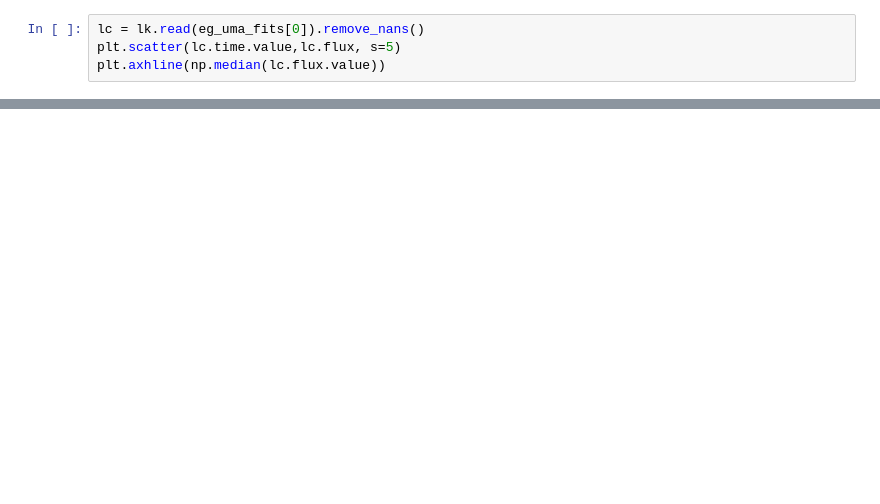
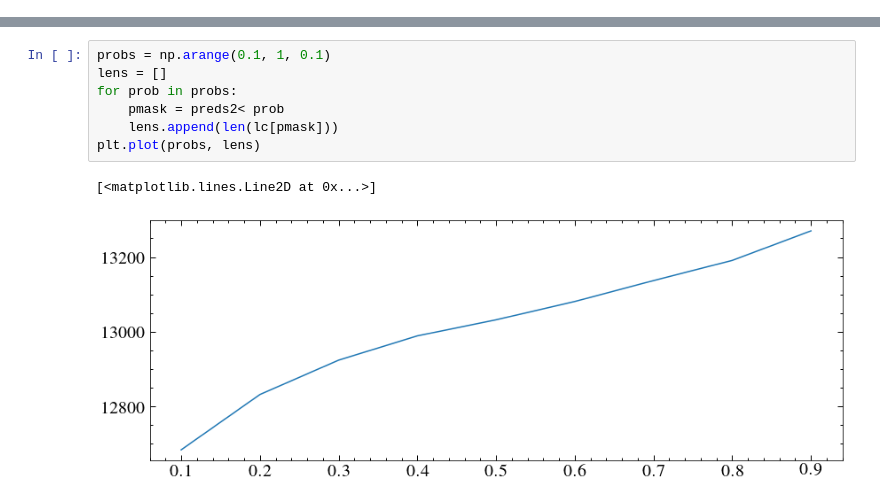
Before and after one commit to davidjwilson/pceb, a Jupyter notebook: eg_uma/eguma_tess.ipynb, the cells around one changed output, grey strips where cells are left out. Saved outputs shown, nothing was run; the diff lists cells and outputs as text; blank space fills up the shorter version.

```diff
--- a/eg_uma/eguma_tess.ipynb
+++ b/eg_uma/eguma_tess.ipynb
@@ -193,4 +190,0 @@ plt.xlim(1916, 1917)
-# %%
-lc = lk.read(eg_uma_fits[0]).remove_nans()
-plt.scatter(lc.time.value,lc.flux, s=5)
-plt.axhline(np.median(lc.flux.value))
@@ -203,0 +191,10 @@ ModuleNotFoundError: No module named 'eb'
+# %%
+probs = np.arange(0.1, 1, 0.1)
+lens = []
+for prob in probs:
+    pmask = preds2< prob
+    lens.append(len(lc[pmask]))
+plt.plot(probs, lens)
+# %% [output]
+[<matplotlib.lines.Line2D at 0x...>]
+[figure, added]
```
Also changed, not shown: parts of 22 cells of this notebook, 5 other files.
